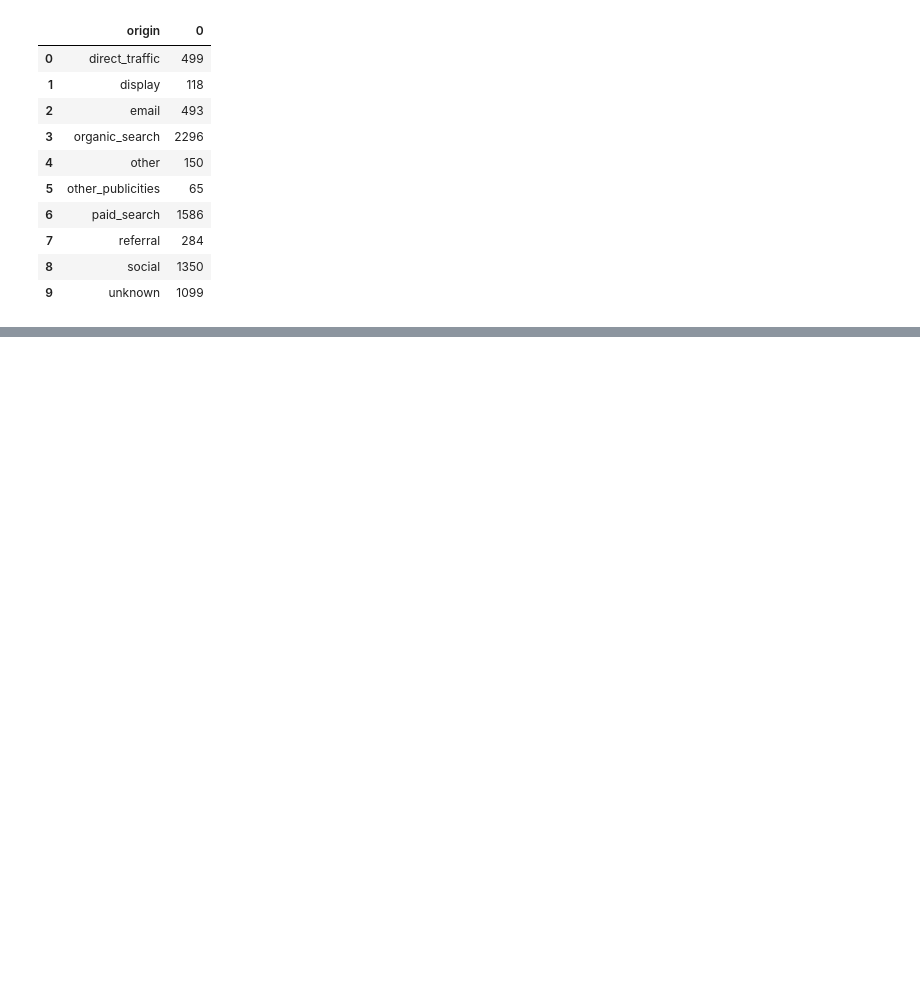
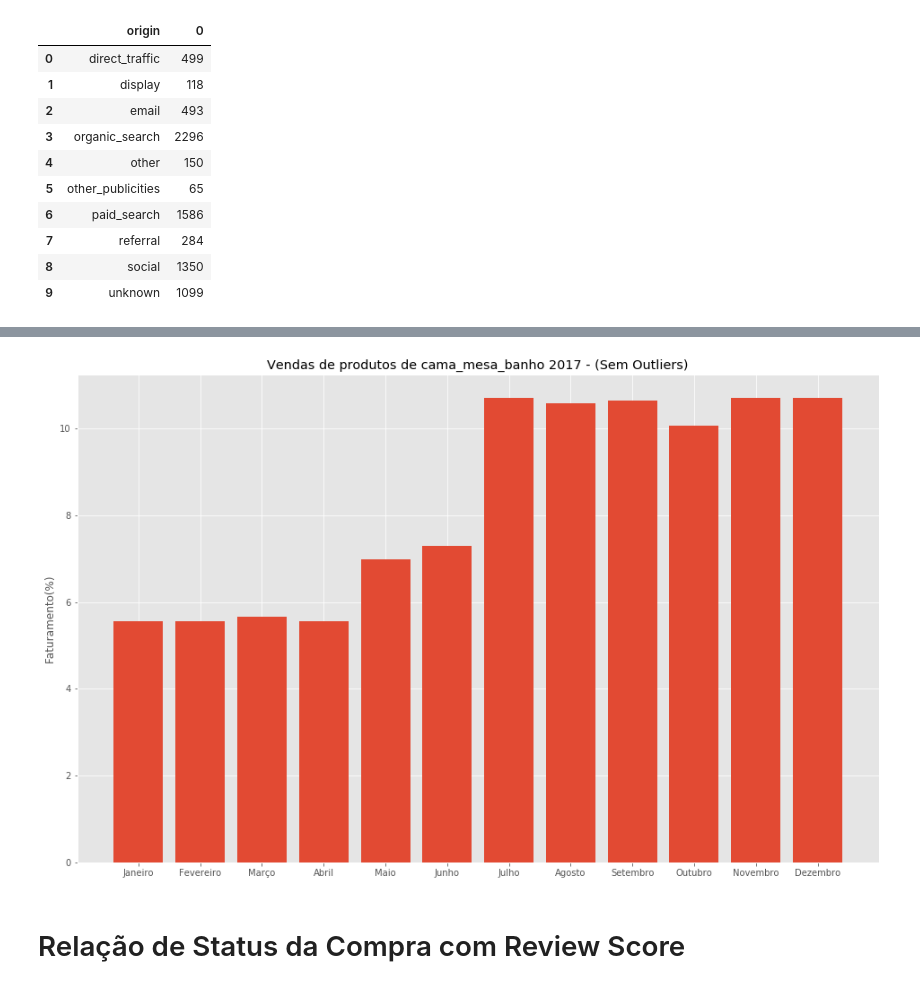
Before and after one commit to Crissky/brazilian-ecommerce, a Jupyter notebook: Notebooks/GERAL.ipynb, the cells around one changed output, grey strips where cells are left out. Saved outputs shown, nothing was run; the diff lists cells and outputs as text; code cells hidden in the pictures; blank space fills up the shorter version.

```diff
--- a/Notebooks/GERAL.ipynb
+++ b/Notebooks/GERAL.ipynb
@@ -825,0 +1017,13 @@ leads2.groupby('origin').size().reset_index()
+# %%
+fig, ax = plt.subplots()
+#ax.set_title('Vendas de produtos de cama, mesa e banho em 2017 - (Sem os Outliers)')
+ax.set_title('Vendas de produtos de ' +categoria+ ' ' +str(ano)+ ' - (Sem Outliers)')
+ax.set_ylabel('Faturamento(%)')
+ax.set_xticks(range(1, 13))
+ax.set_xticklabels(months)
+ax.bar(produtos_orderItens2.index, (100*produtos_orderItens2['price'] / produtos_orderItens2['price'].sum()))
+plt.show()
+# %% [output]
+[figure, added]
+# %% [markdown]
+# Relação de Status da Compra com Review Score
```
Also changed, not shown: parts of 25 cells of this notebook.
